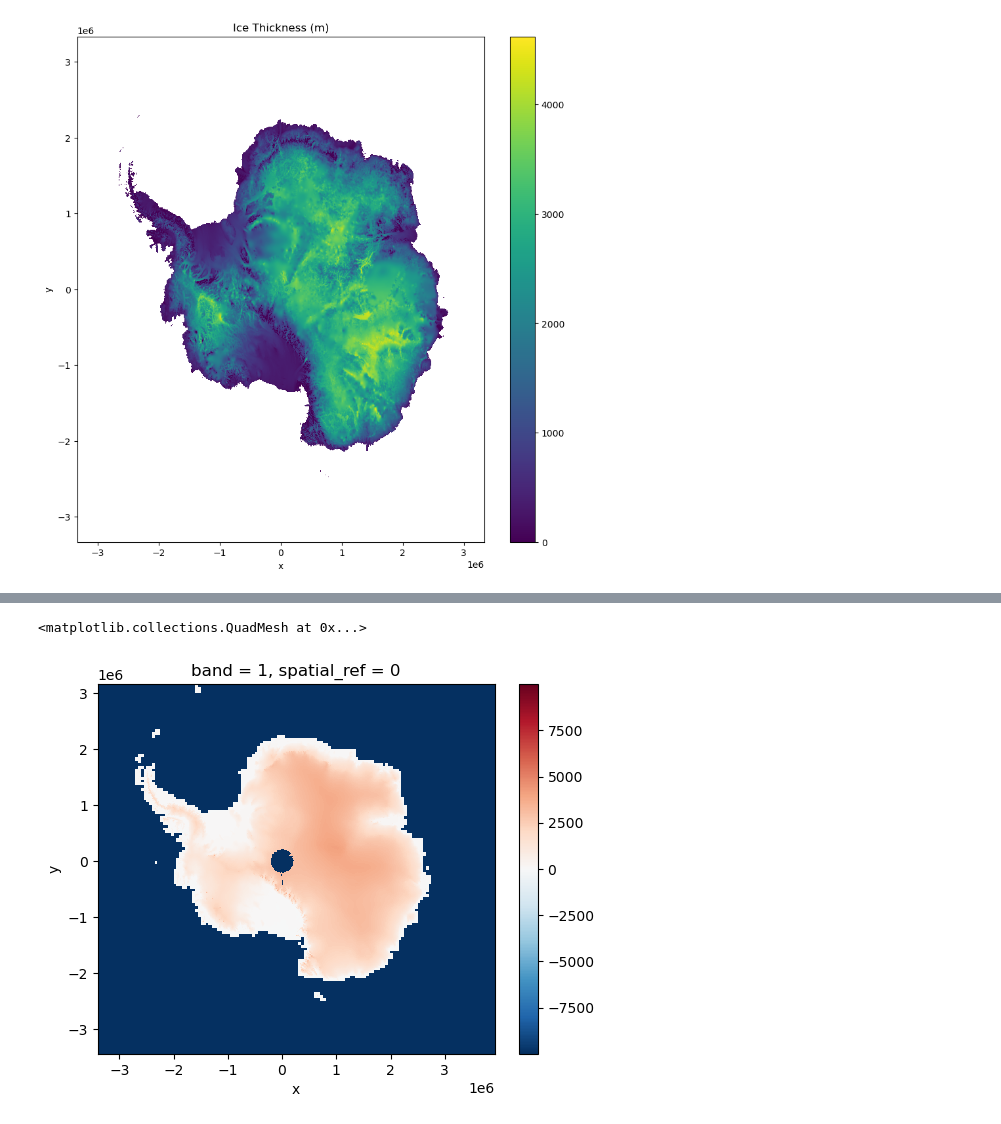
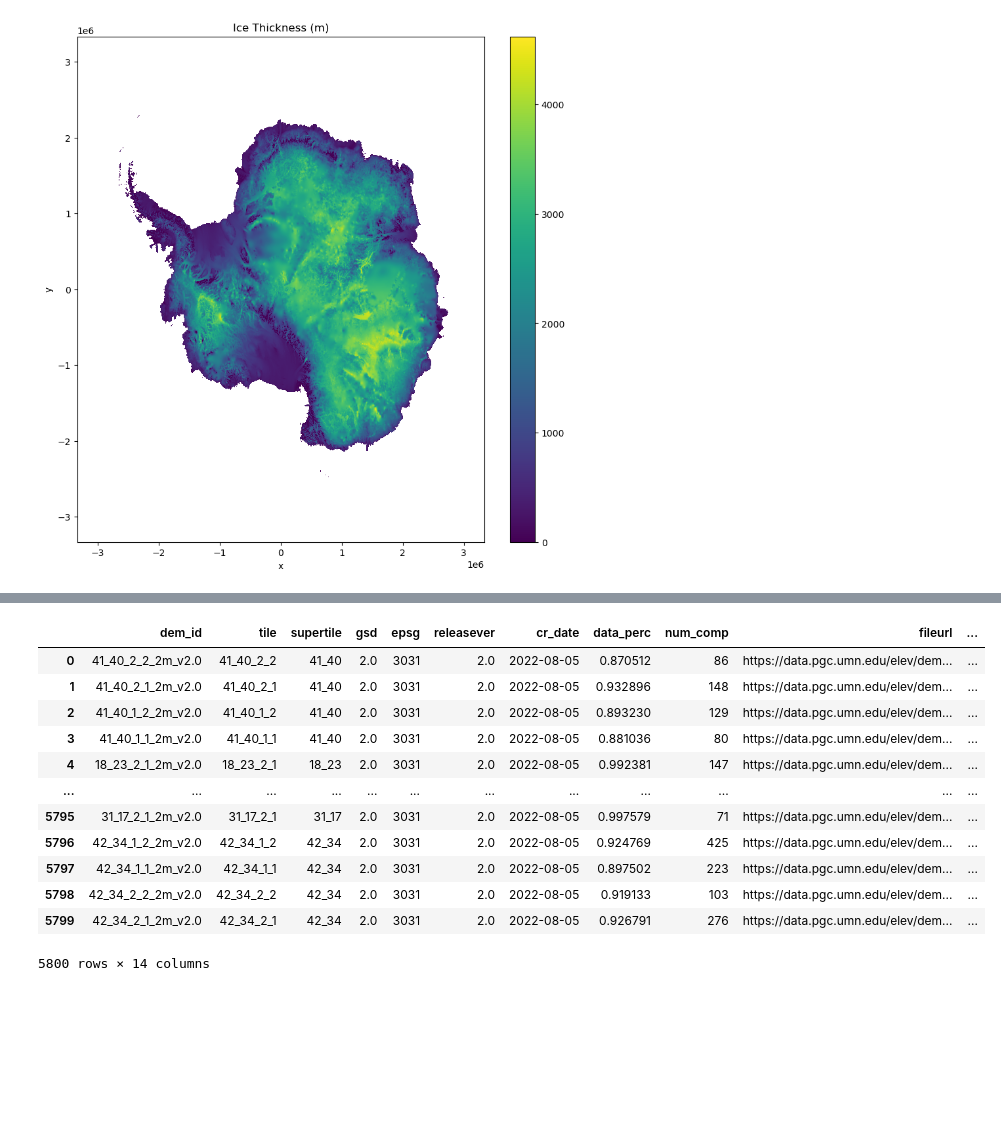
Before and after one commit to Chigiriq/GIS_p4, a Jupyter notebook: test.ipynb, the cells around one changed output, grey strips where cells are left out. Drawn from its saved outputs; the diff is of its cells as text; code cells hidden in the pictures; blank space fills up the shorter version.

```diff
--- a/test.ipynb
+++ b/test.ipynb
@@ -222,5 +314,21 @@ Attributes:
+# %%
+dem_path = 'data\REMA_Mosaic_Index_v2_shp\REMA_Mosaic_Index_v2_2m.shp'
+dem_gdf = gpd.read_file(dem_path)
+
+dem_gdf
+# %% [output]
+|  | dem_id | tile | supertile | gsd | epsg | releasever | cr_date | data_perc | num_comp | fileurl | ... |
+| 0 | 41_40_2_2_2m_v2.0 | 41_40_2_2 | 41_40 | 2.0 | 3031 | 2.0 | 2022-08-05 | 0.870512 | 86 | https://data.pgc.umn.edu/elev/dem... | ... |
+| 1 | 41_40_2_1_2m_v2.0 | 41_40_2_1 | 41_40 | 2.0 | 3031 | 2.0 | 2022-08-05 | 0.932896 | 148 | https://data.pgc.umn.edu/elev/dem... | ... |
+| 2 | 41_40_1_2_2m_v2.0 | 41_40_1_2 | 41_40 | 2.0 | 3031 | 2.0 | 2022-08-05 | 0.893230 | 129 | https://data.pgc.umn.edu/elev/dem... | ... |
+| 3 | 41_40_1_1_2m_v2.0 | 41_40_1_1 | 41_40 | 2.0 | 3031 | 2.0 | 2022-08-05 | 0.881036 | 80 | https://data.pgc.umn.edu/elev/dem... | ... |
+| 4 | 18_23_2_1_2m_v2.0 | 18_23_2_1 | 18_23 | 2.0 | 3031 | 2.0 | 2022-08-05 | 0.992381 | 147 | https://data.pgc.umn.edu/elev/dem... | ... |
+| ... | ... | ... | ... | ... | ... | ... | ... | ... | ... | ... | ... |
+| 5795 | 31_17_2_1_2m_v2.0 | 31_17_2_1 | 31_17 | 2.0 | 3031 | 2.0 | 2022-08-05 | 0.997579 | 71 | https://data.pgc.umn.edu/elev/dem... | ... |
+| 5796 | 42_34_1_2_2m_v2.0 | 42_34_1_2 | 42_34 | 2.0 | 3031 | 2.0 | 2022-08-05 | 0.924769 | 425 | https://data.pgc.umn.edu/elev/dem... | ... |
+| 5797 | 42_34_1_1_2m_v2.0 | 42_34_1_1 | 42_34 | 2.0 | 3031 | 2.0 | 2022-08-05 | 0.897502 | 223 | https://data.pgc.umn.edu/elev/dem... | ... |
+| 5798 | 42_34_2_2_2m_v2.0 | 42_34_2_2 | 42_34 | 2.0 | 3031 | 2.0 | 2022-08-05 | 0.919133 | 103 | https://data.pgc.umn.edu/elev/dem... | ... |
+| 5799 | 42_34_2_1_2m_v2.0 | 42_34_2_1 | 42_34 | 2.0 | 3031 | 2.0 | 2022-08-05 | 0.926791 | 276 | https://data.pgc.umn.edu/elev/dem... | ... |
+5800 rows × 14 columns
 # %%
-dem_xr.plot()
+dem_gdf.plot()
-# %% [output]
-<matplotlib.collections.QuadMesh at 0x...>
-[figure, removed]
```
Also changed, not shown: parts of 25 cells of this notebook.
